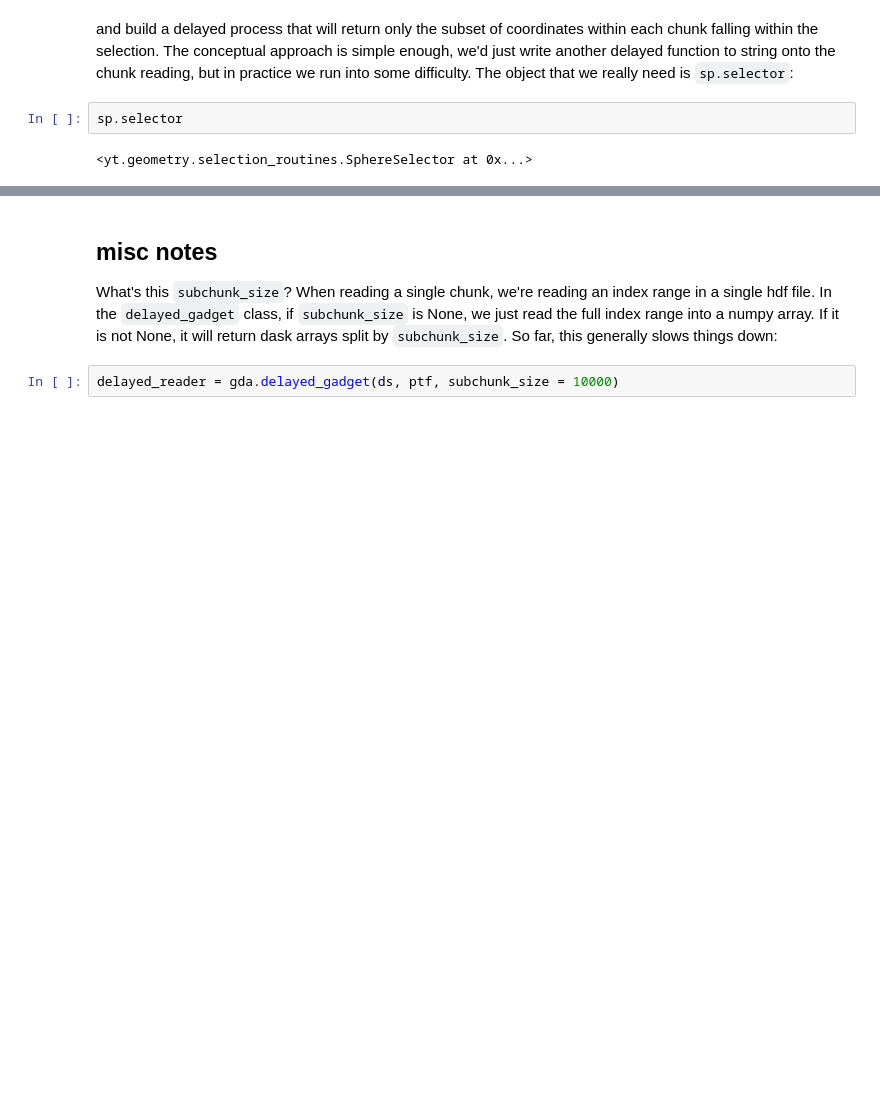
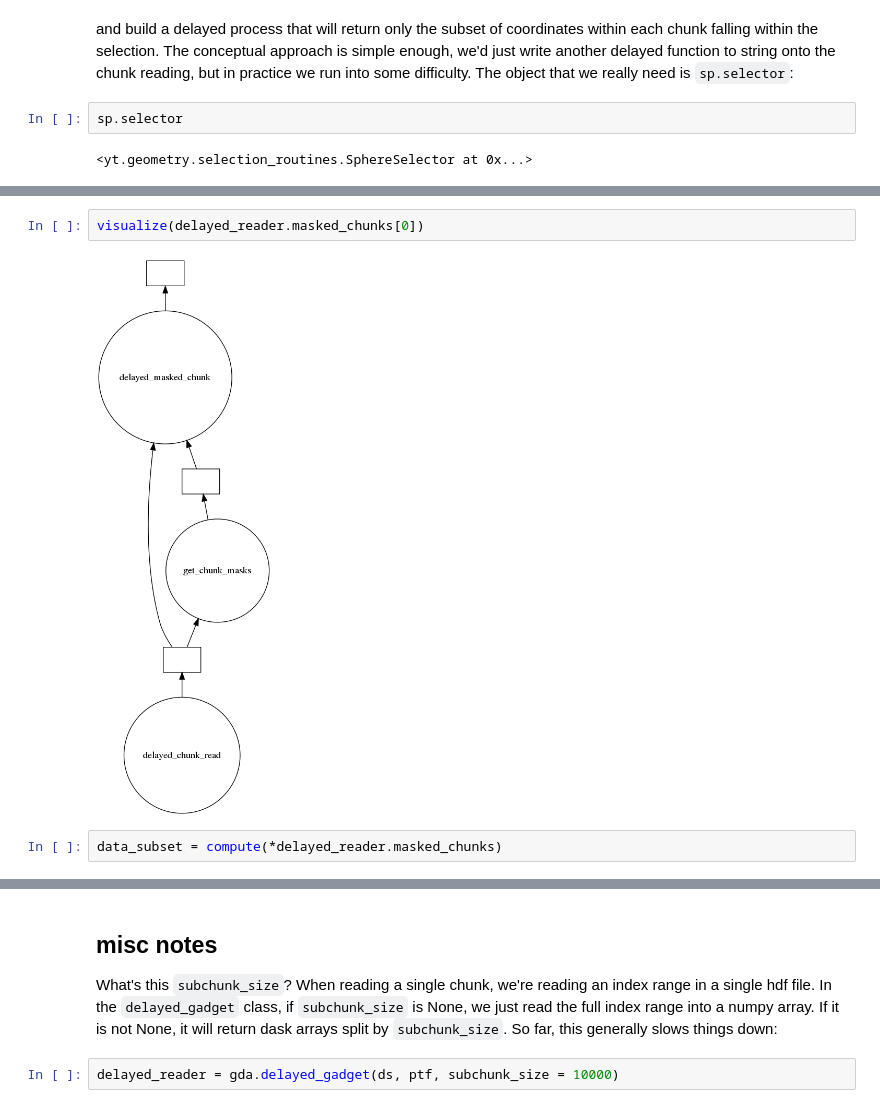
Before and after one commit to data-exp-lab/yt-dask-experiments, a Jupyter notebook: gadget_dask_delayed.ipynb, the cells around one changed output, grey strips where cells are left out. Saved outputs shown, nothing was run; the diff lists cells and outputs as text; blank space fills up the shorter version.

```diff
--- a/gadget_dask_delayed.ipynb
+++ b/gadget_dask_delayed.ipynb
@@ -306,0 +459,6 @@ which points to an issue in serializing the cython selection routine. When tryin
+# %%
+visualize(delayed_reader.masked_chunks[0])
+# %% [output]
+[figure, added]
+# %%
+data_subset = compute(*delayed_reader.masked_chunks)
```
Also changed, not shown: parts of 45 cells of this notebook, 5 other files.
